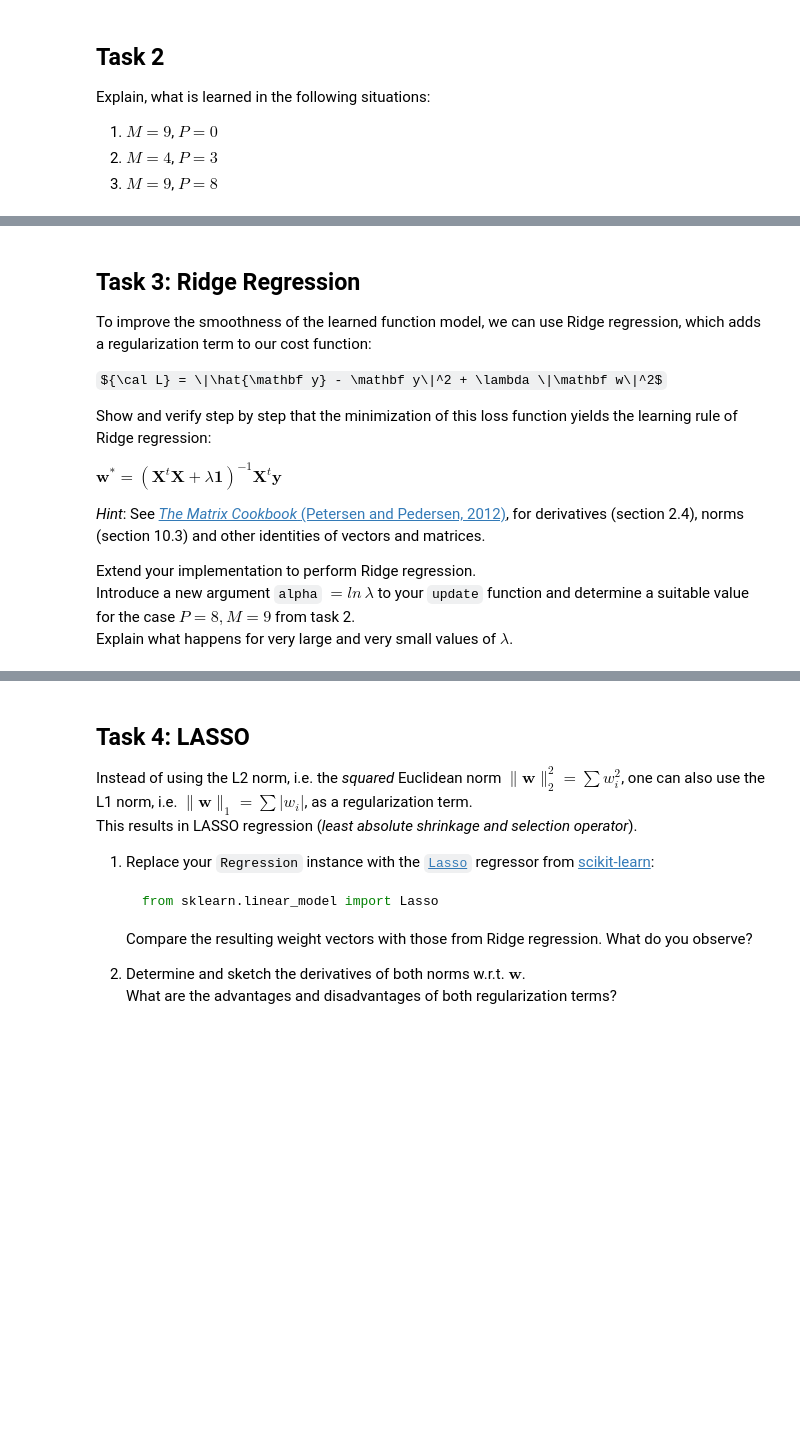
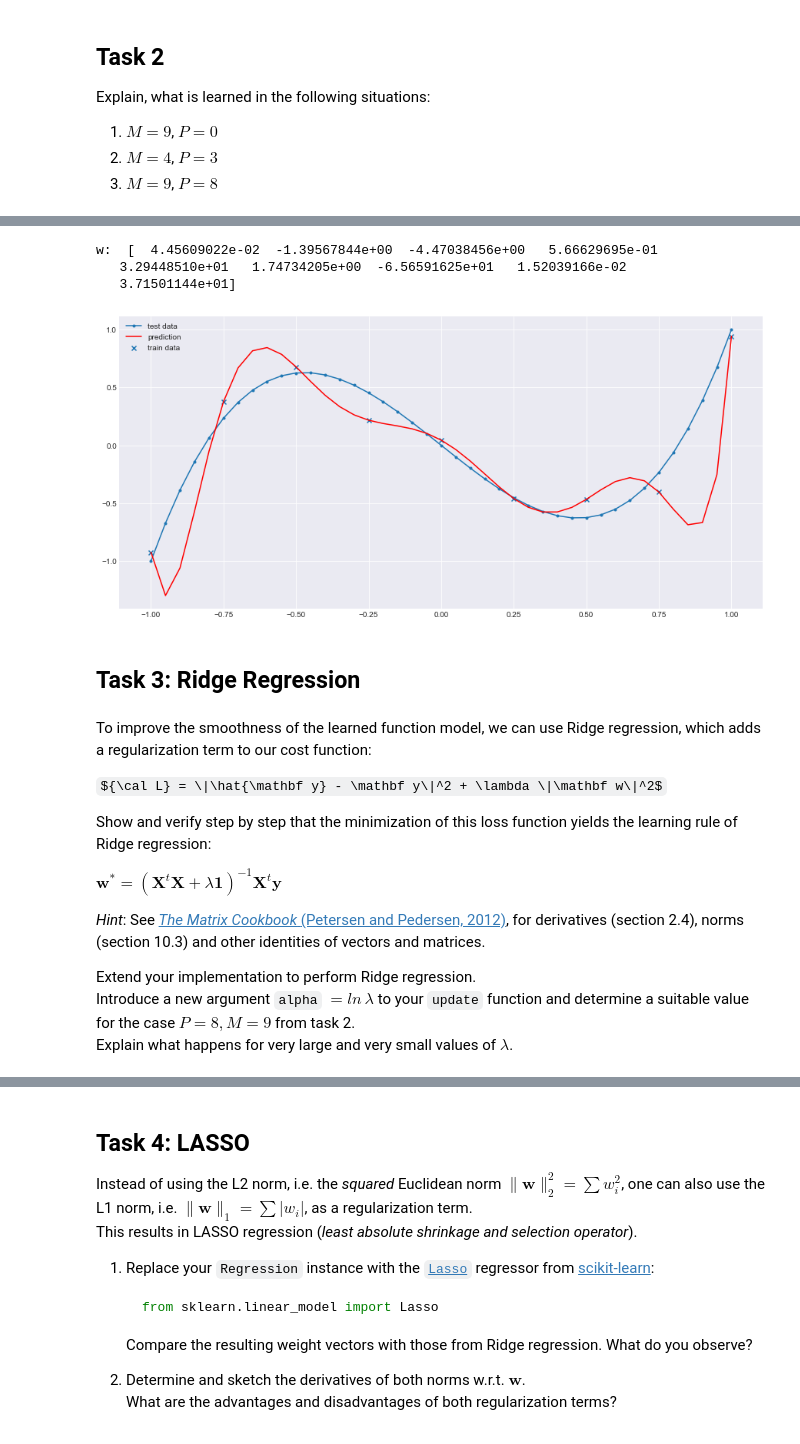
Before and after one commit to rhaschke/Neural-Networks, a Jupyter notebook: a3.ipynb, the cells around one changed output, grey strips where cells are left out. Saved outputs shown, nothing was run; the diff lists cells and outputs as text; code cells hidden in the pictures; some formulas as TeX source; blank space fills up the shorter version.

```diff
--- a/a3.ipynb
+++ b/a3.ipynb
@@ -77,6 +122,13 @@ Explain, what is learned in the following situations:
+# %%
+update(M=9, P=8, alpha=-10.0)
+# %% [output]
+w:  [  4.45609022e-02  -1.39567844e+00  -4.47038456e+00   5.66629695e-01
+   3.29448510e+01   1.74734205e+00  -6.56591625e+01   1.52039166e-02
+   3.71501144e+01]
+[figure, added]
+# %% [markdown]
+## Task 3: Ridge Regression
 # %% [markdown]
-## Task 3: Ridge Regression
-
 To improve the smoothness of the learned function model, we can use Ridge regression, which adds a regularization term to our cost function:
 
 ${\cal L} = \|\hat{\mathbf y} - \mathbf y\|^2 + \lambda \|\mathbf w\|^2$
```
Also changed, not shown: parts of 15 cells of this notebook.
